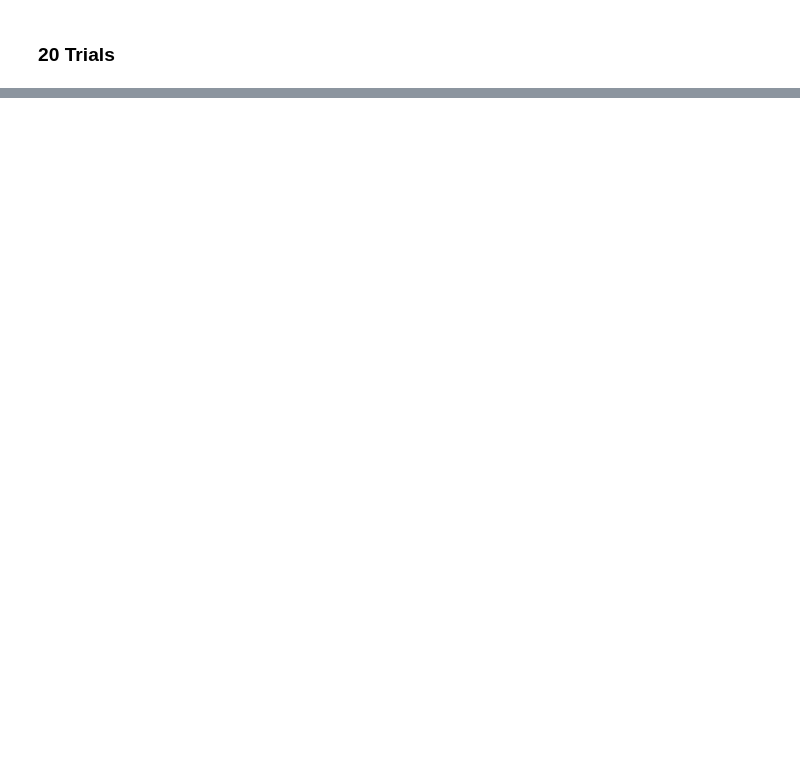
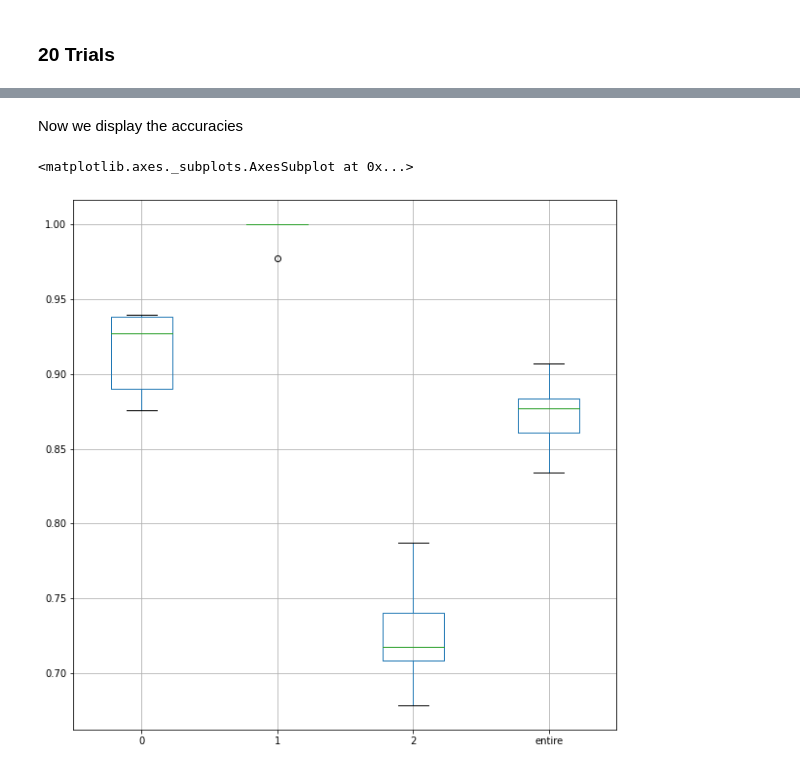
Before and after one commit to mtzig/LIDC_GDRO, a Jupyter notebook: notebooks/LIDC_Georges_End_to_End.ipynb, the cells around one changed output, grey strips where cells are left out. Drawn from its saved outputs; the diff is of its cells as text; code cells hidden in the pictures; blank space fills up the shorter version.

Commit message:
good results!

```diff
--- a/notebooks/LIDC_Georges_End_to_End.ipynb
+++ b/notebooks/LIDC_Georges_End_to_End.ipynb
@@ -432,8 +432,8 @@ def run_trials(runs, epochs, loss_fn):
     print(f'run {run+1}/{runs}')
     model = TransferModel(device=DEVICE, pretrained=True, freeze=False)
 
-    train_epochs(epochs, tr_loader_c, cv_loader_c, model_gDRO, loss_fn=loss_fn, num_subgroups=3, scheduler=True, verbose=True)
+    train_epochs(epochs, tr_loader_c, cv_loader_c, model, loss_fn=loss_fn, num_subgroups=3, scheduler=True, verbose=False)
 
-    accuracies.append(test(tst_loader_c,model, 3))
+    accuracies.append(test(tst_loader_c,model, 3, verbose=True))
 
   return accuracies
@@ -441,0 +440,7 @@ def run_trials(runs, epochs, loss_fn):
+# %%
+def plot_accuracies(all_accuracies, download_name):
+  accuracies = list(map(lambda x:(float(i) for i in x), all_accuracies))
+  df = pd.DataFrame(accuracies, columns = ['entire', '0', '1', '2'])
+
+  df.to_csv(download_name)
+  return df.boxplot(column=['0', '1', '2', 'entire'], figsize = (10,10))
@@ -442,3 +449,3 @@ def run_trials(runs, epochs, loss_fn):
 # %%
-accuracies = run_trials(20, 15, 'ERM')
+accuracies_ERM = run_trials(5, 15, 'ERM')
 # %% [output]
@@ -466,0 +493,7 @@ accuracies = run_trials(20, 15, 'gDRO')
+# %% [markdown]
+Now we display the accuracies
+# %%
+plot_accuracies(accuracies_ERM, './data/cluser_erm_results.csv')
+# %% [output]
+<matplotlib.axes._subplots.AxesSubplot at 0x...>
+[figure, added]
```
Also changed, not shown: parts of 15 cells of this notebook.
